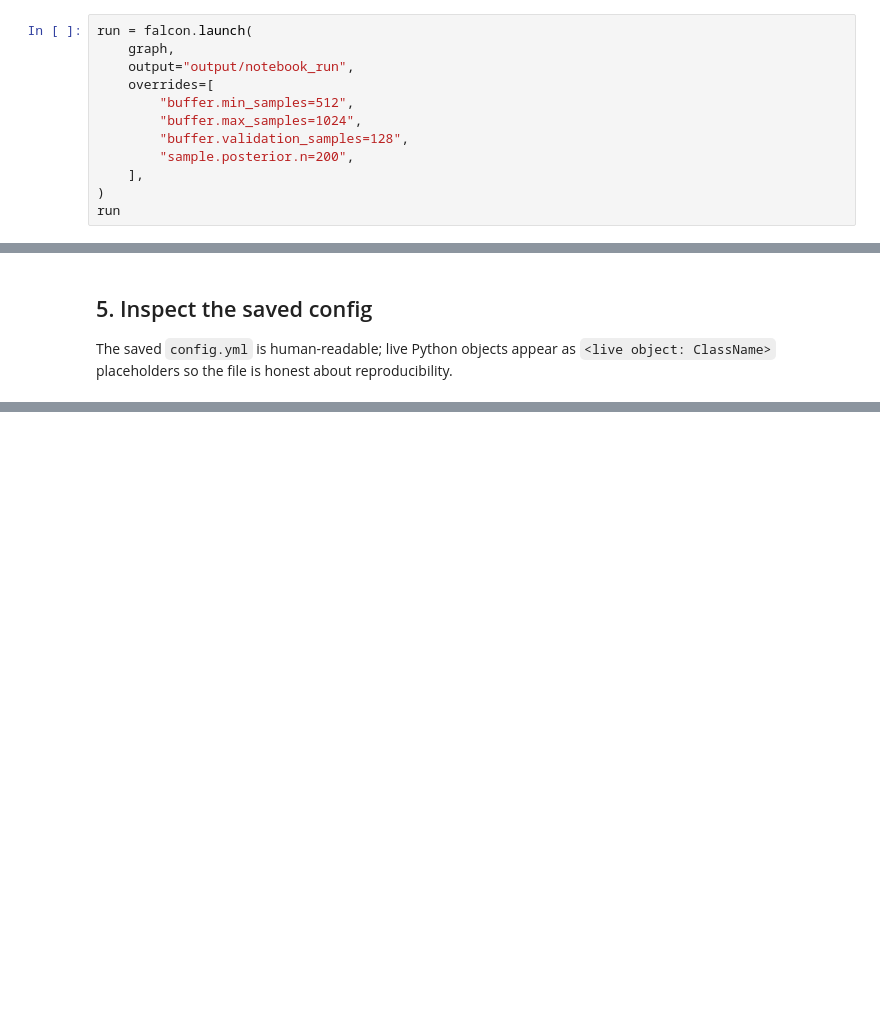
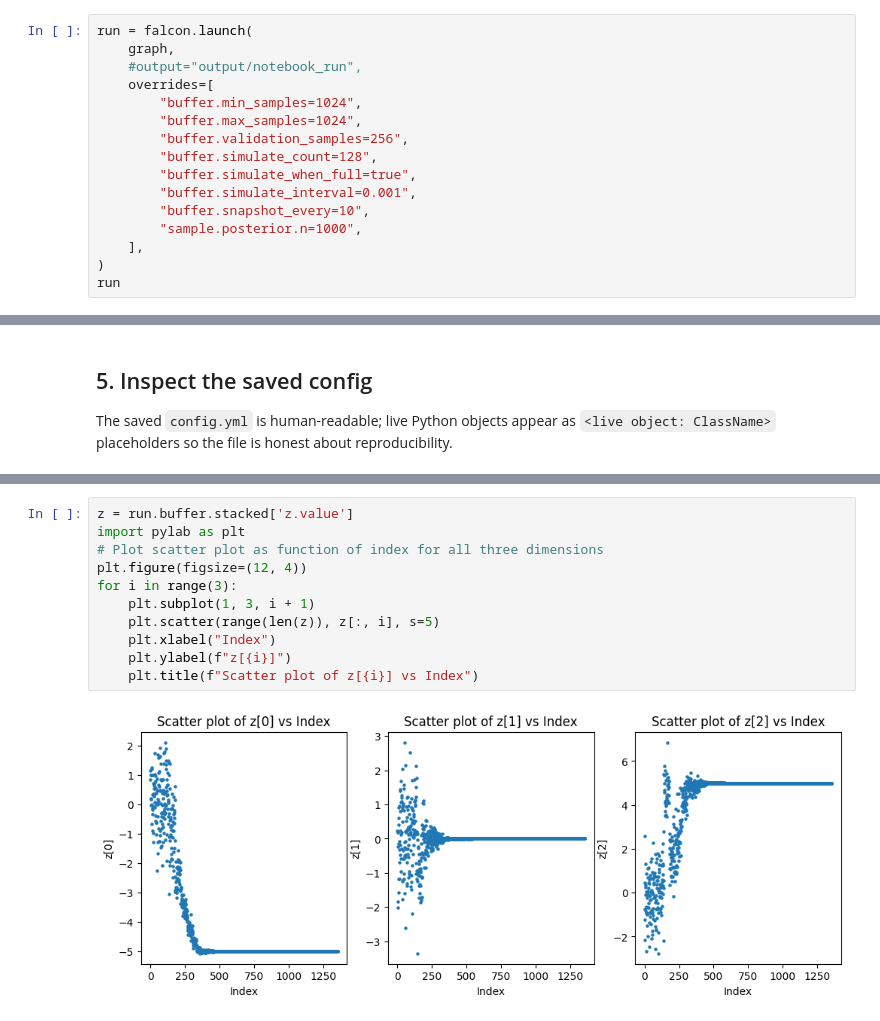
Before and after one commit to cweniger/falcon, a Jupyter notebook: examples/04_gaussian/notebook.ipynb, the cells around one changed output, grey strips where cells are left out. Cells and saved outputs as stored; diff of their text form; blank space fills up the shorter version.

```diff
--- a/examples/04_gaussian/notebook.ipynb
+++ b/examples/04_gaussian/notebook.ipynb
@@ -86,12 +105,16 @@ Pass `overrides=` to customise buffer size or epoch count.
 # %%
 run = falcon.launch(
     graph,
-    output="output/notebook_run",
+    #output="output/notebook_run",
     overrides=[
-        "buffer.min_samples=512",
+        "buffer.min_samples=1024",
         "buffer.max_samples=1024",
-        "buffer.validation_samples=128",
-        "sample.posterior.n=200",
+        "buffer.validation_samples=256",
+        "buffer.simulate_count=128",
+        "buffer.simulate_when_full=true",
+        "buffer.simulate_interval=0.001",
+        "buffer.snapshot_every=10",
+        "sample.posterior.n=1000",
     ],
 )
 run
@@ -106,0 +161,13 @@ print(cfg_path.read_text())
+# %%
+z = run.buffer.stacked['z.value']
+import pylab as plt
+# Plot scatter plot as function of index for all three dimensions
+plt.figure(figsize=(12, 4))
+for i in range(3):
+    plt.subplot(1, 3, i + 1)
+    plt.scatter(range(len(z)), z[:, i], s=5)
+    plt.xlabel("Index")
+    plt.ylabel(f"z[{i}]")
+    plt.title(f"Scatter plot of z[{i}] vs Index")
+# %% [output]
+[figure, added]
```
Also changed, not shown: parts of 4 cells of this notebook, 3 other files.
